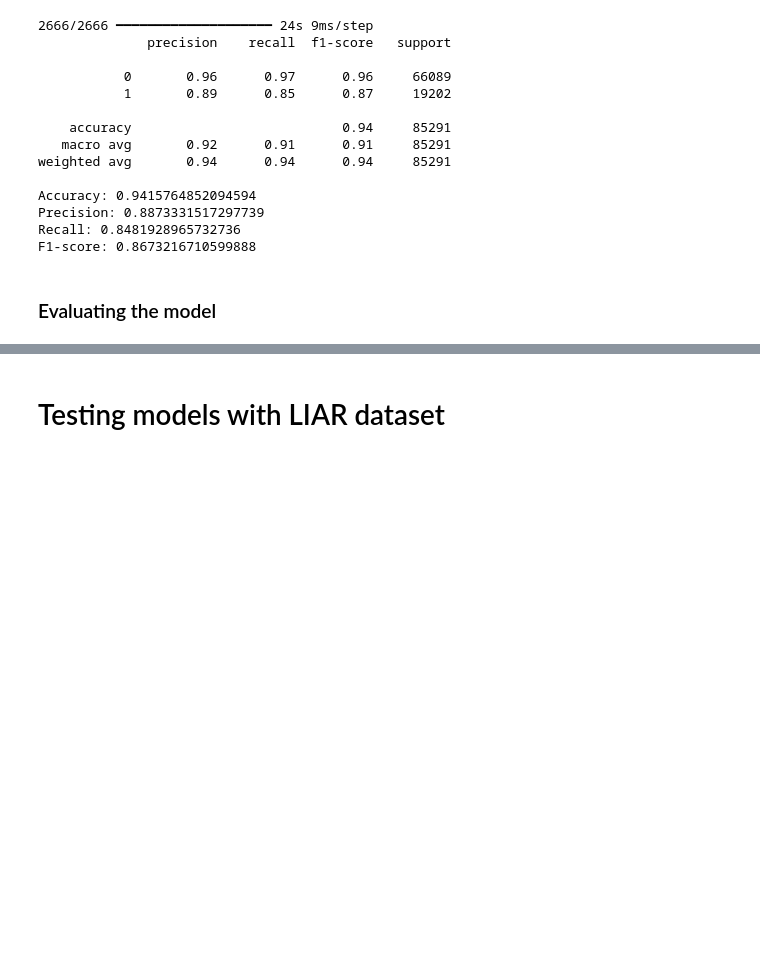
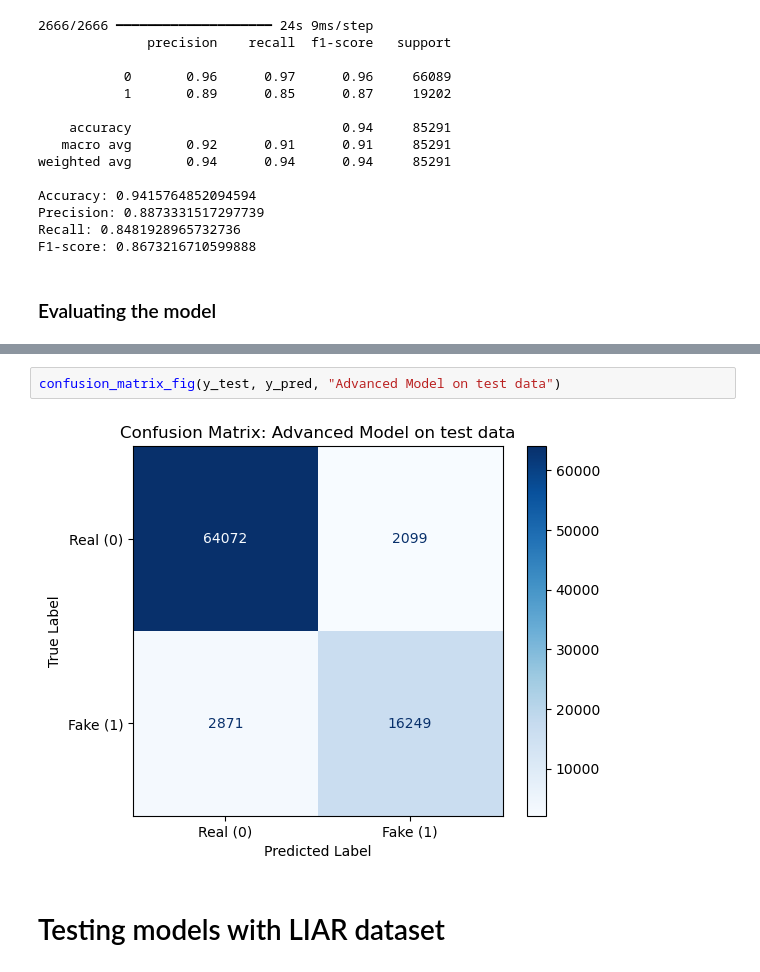
Before and after one commit to emmampakarinen/intelligent-systems-project, a Jupyter notebook: project.ipynb, the cells around one changed output, grey strips where cells are left out. Drawn from its saved outputs; the diff is of its cells as text; blank space fills up the shorter version.

```diff
--- a/project.ipynb
+++ b/project.ipynb
@@ -553,5 +560,9 @@ F1-score: 0.8673534749653037
 Test Loss: 0.2308
 Test Accuracy: 0.9417
+# %%
+confusion_matrix_fig(y_test, y_pred, "Advanced Model on test data")
+# %% [output]
+[figure, added]
 # %% [markdown]
 # Testing models with LIAR dataset
 # %% [markdown]
```
Also changed, not shown: parts of 4 cells of this notebook.
